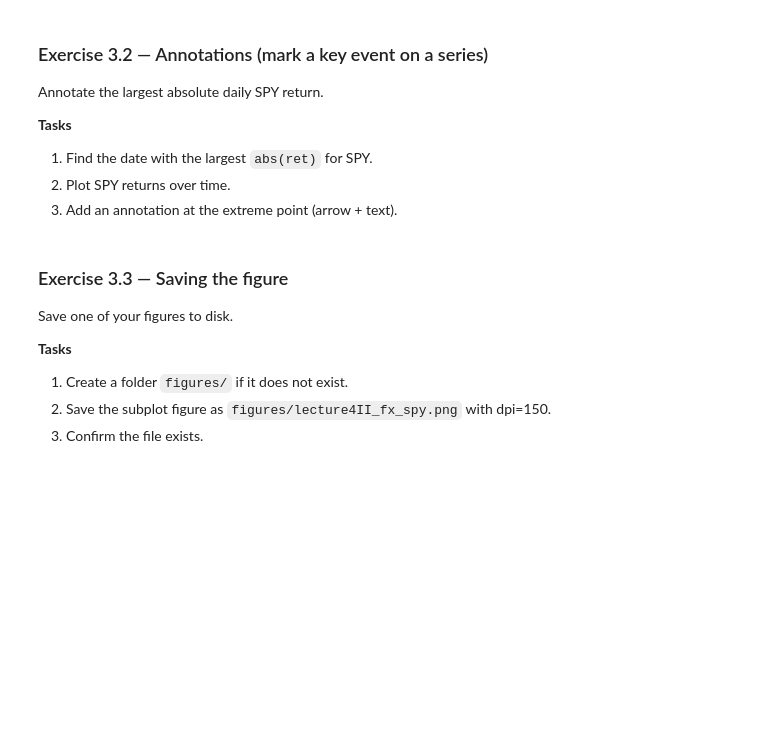
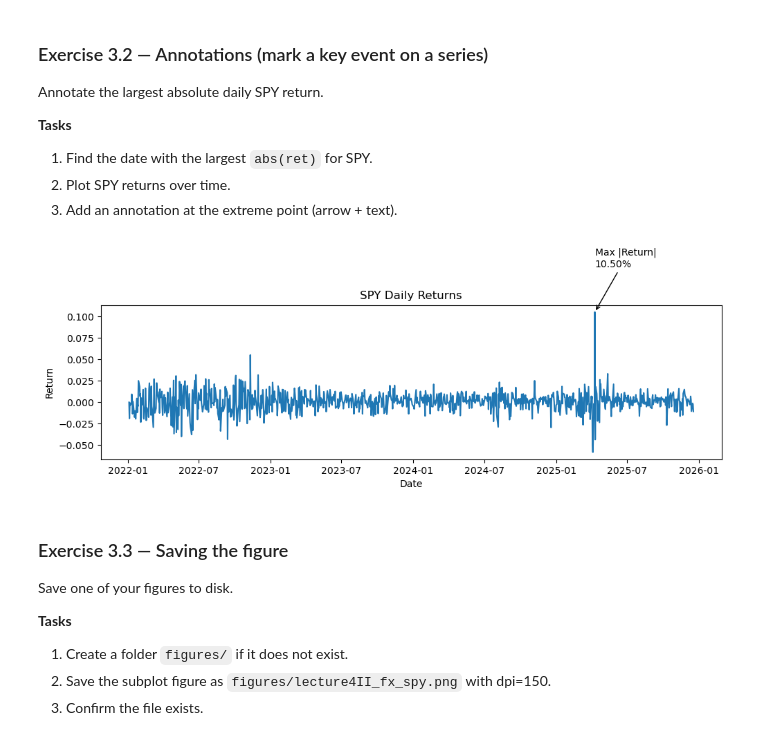
Before and after one commit to anzonyquispe/Python-for-Finance, a Jupyter notebook: homeworks/Assignment_3/Group 8/group_8_ass_3_2026.ipynb, the cells around one changed output. Drawn from its saved outputs; the diff is of its cells as text; code cells hidden in the pictures; blank space fills up the shorter version.

```diff
--- a/homeworks/Assignment_3/Group 8/group_8_ass_3_2026.ipynb
+++ b/homeworks/Assignment_3/Group 8/group_8_ass_3_2026.ipynb
@@ -1034,6 +1061,31 @@ Annotate the largest absolute daily SPY return.
 1. Find the date with the largest `abs(ret)` for SPY.
 2. Plot SPY returns over time.
 3. Add an annotation at the extreme point (arrow + text).
+# %%
+# 1. Find the date with the largest absolute daily return for SPY
+spy_returns = usa_spy["ret"]
+extreme_date = spy_returns.abs().idxmax()
+extreme_value = spy_returns.loc[extreme_date]
+
+# 2. Plot SPY returns over time
+plt.figure(figsize=(10, 4))
+plt.plot(spy_returns.index, spy_returns)
+plt.title("SPY Daily Returns")
+plt.xlabel("Date")
+plt.ylabel("Return")
+
+# 3. Annotate the extreme point
+plt.annotate(
+    f"Max |Return|\n{extreme_value:.2%}",
+    xy=(extreme_date, extreme_value),
+    xytext=(extreme_date, extreme_value * 1.5),
+    arrowprops=dict(arrowstyle="->")
+)
+
+plt.tight_layout()
+plt.show()
+# %% [output]
+[figure, added]
 # %% [markdown]
 ### Exercise 3.3 — Saving the figure
 Save one of your figures to disk.
```
Also changed, not shown: parts of 8 cells of this notebook, 1 other file.
